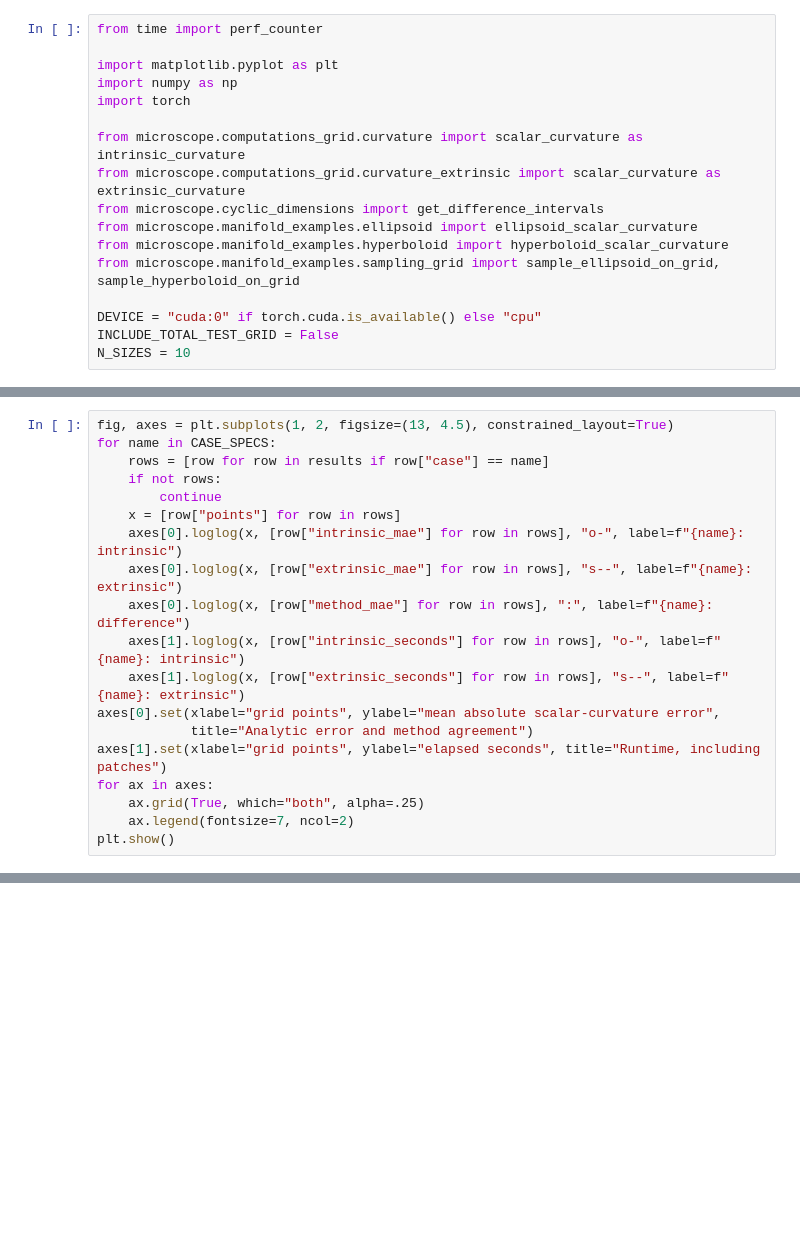
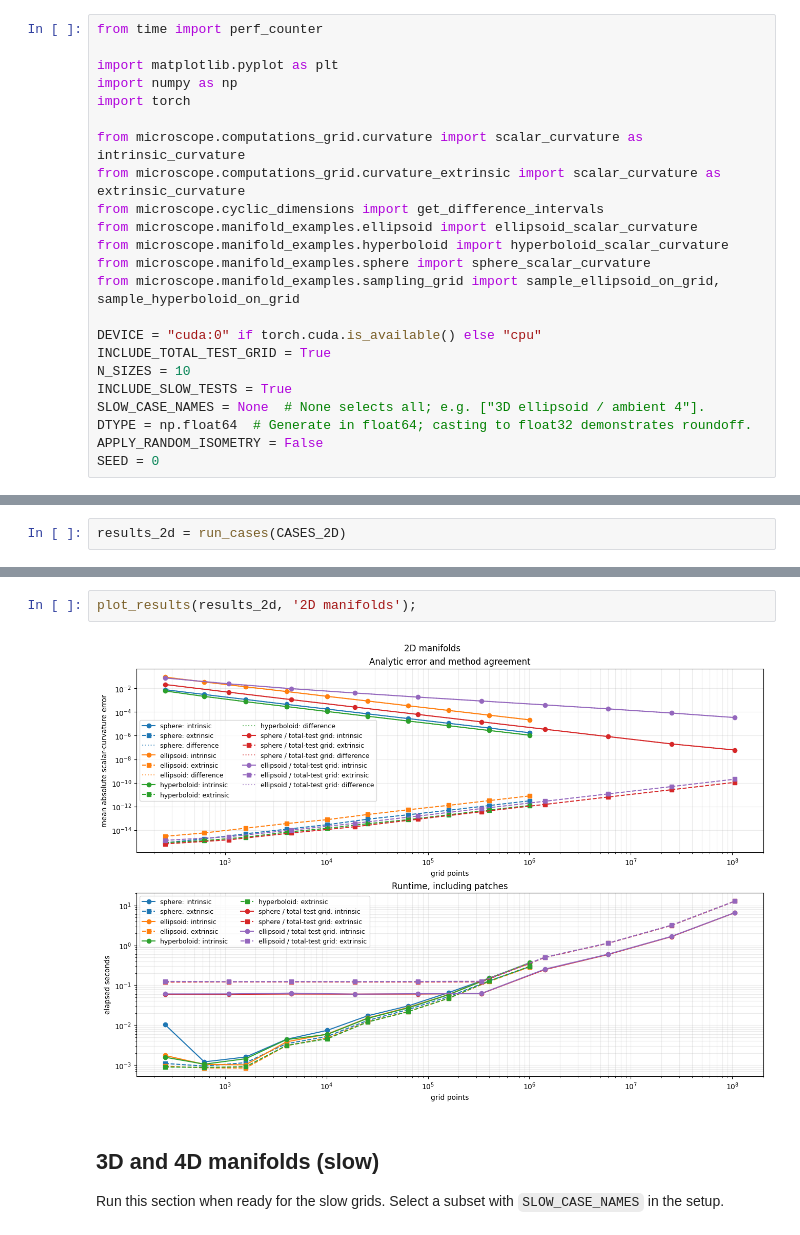
Before and after one commit to koulakis/manifold-microscope, a Jupyter notebook: notebooks/datasets_and_measures/intrinsic_extrinsic_curvature_comparison.ipynb, the cells around one changed output, grey strips where cells are left out. Cells and saved outputs as stored; diff of their text form; blank space fills up the shorter version.

Commit message:
Compare the extrinsic vs intrinsic curvature values on mathematical manifolds.

```diff
--- a/notebooks/datasets_and_measures/intrinsic_extrinsic_curvature_comparison.ipynb
+++ b/notebooks/datasets_and_measures/intrinsic_extrinsic_curvature_comparison.ipynb
@@ -16,9 +18,15 @@ from microscope.computations_grid.curvature_extrinsic import scalar_curvature as
 from microscope.cyclic_dimensions import get_difference_intervals
 from microscope.manifold_examples.ellipsoid import ellipsoid_scalar_curvature
 from microscope.manifold_examples.hyperboloid import hyperboloid_scalar_curvature
+from microscope.manifold_examples.sphere import sphere_scalar_curvature
 from microscope.manifold_examples.sampling_grid import sample_ellipsoid_on_grid, sample_hyperboloid_on_grid
 
 DEVICE = "cuda:0" if torch.cuda.is_available() else "cpu"
-INCLUDE_TOTAL_TEST_GRID = False
+INCLUDE_TOTAL_TEST_GRID = True
 N_SIZES = 10
+INCLUDE_SLOW_TESTS = True
+SLOW_CASE_NAMES = None  # None selects all; e.g. ["3D ellipsoid / ambient 4"].
+DTYPE = np.float64  # Generate in float64; casting to float32 demonstrates roundoff.
+APPLY_RANDOM_ISOMETRY = False
+SEED = 0
 # %%
@@ -97,19 +133,0 @@ for name, spec in CASE_SPECS.items():
-# %%
-fig, axes = plt.subplots(1, 2, figsize=(13, 4.5), constrained_layout=True)
-for name in CASE_SPECS:
-    rows = [row for row in results if row["case"] == name]
-    if not rows:
-        continue
-    x = [row["points"] for row in rows]
-    axes[0].loglog(x, [row["intrinsic_mae"] for row in rows], "o-", label=f"{name}: intrinsic")
-    axes[0].loglog(x, [row["extrinsic_mae"] for row in rows], "s--", label=f"{name}: extrinsic")
-    axes[0].loglog(x, [row["method_mae"] for row in rows], ":", label=f"{name}: difference")
-    axes[1].loglog(x, [row["intrinsic_seconds"] for row in rows], "o-", label=f"{name}: intrinsic")
-    axes[1].loglog(x, [row["extrinsic_seconds"] for row in rows], "s--", label=f"{name}: extrinsic")
-axes[0].set(xlabel="grid points", ylabel="mean absolute scalar-curvature error",
-            title="Analytic error and method agreement")
-axes[1].set(xlabel="grid points", ylabel="elapsed seconds", title="Runtime, including patches")
-for ax in axes:
-    ax.grid(True, which="both", alpha=.25)
-    ax.legend(fontsize=7, ncol=2)
-plt.show()
@@ -115,0 +203,2 @@ plt.show()
+# %%
+results_2d = run_cases(CASES_2D)
@@ -115,0 +223,8 @@ plt.show()
+# %%
+plot_results(results_2d, '2D manifolds');
+# %% [output]
+[figure, added]
+# %% [markdown]
+## 3D and 4D manifolds (slow)
+
+Run this section when ready for the slow grids. Select a subset with `SLOW_CASE_NAMES` in the setup.
```
Also changed, not shown: parts of 13 cells of this notebook, 3 other files.
